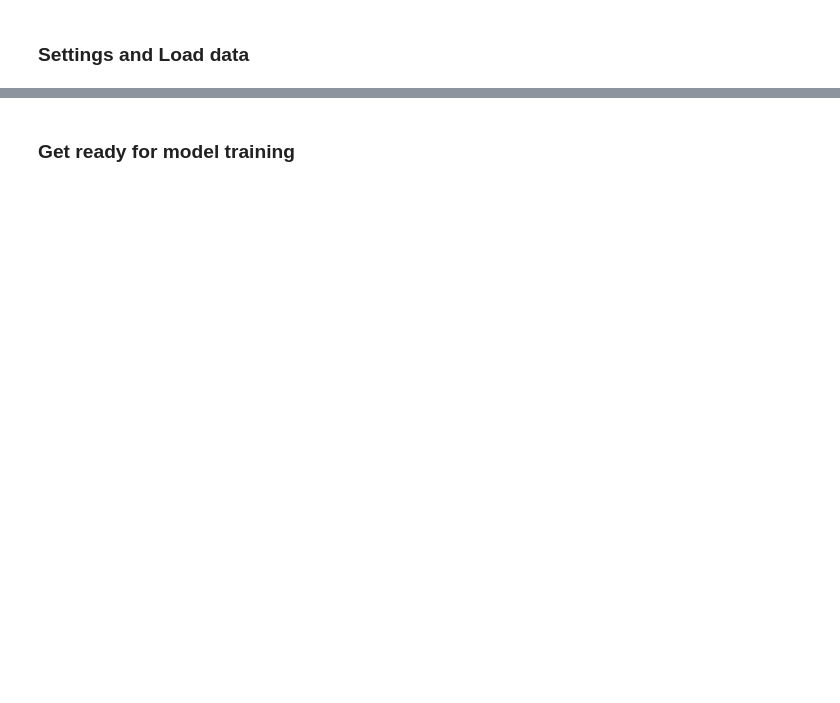
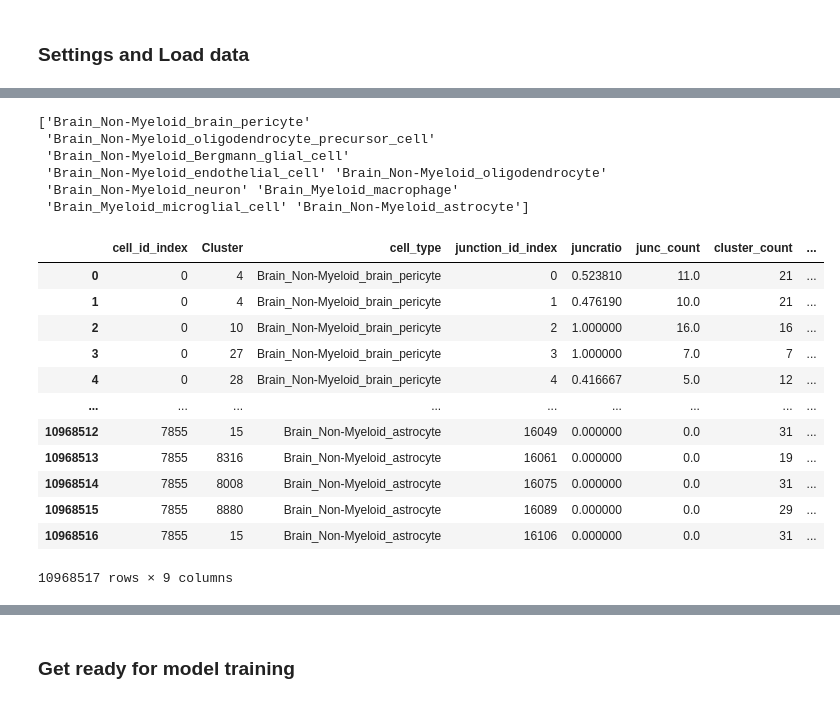
Before and after one commit to daklab/LeafletFA, a Jupyter notebook: notebooks/example_analysis/run_beta-dirichlet-factor_model.ipynb, the cells around one changed output, grey strips where cells are left out. Cells and saved outputs as stored; diff of their text form; code cells hidden in the pictures; blank space fills up the shorter version.

```diff
--- a/notebooks/example_analysis/run_beta-dirichlet-factor_model.ipynb
+++ b/notebooks/example_analysis/run_beta-dirichlet-factor_model.ipynb
@@ -43,0 +48,24 @@ cuda
+# %%
+# Define path that contains the model input files and append it (input can be a folder with one .h5 file per cell_type for example or one file)
+#model_input_file="/gpfs/commons/projects/CZI-tabula-sapiens/Leaflet-Analysis/Leaflet-Intron-Clusters/all_tissues/TS_Leaflet_model_input.h5"
+input_files_folder = '/gpfs/commons/groups/knowles_lab/Karin/Leaflet-analysis-WD/TabulaMurisBrain/MLCB_Brain_true/FULL/'
+
+# convert data to Leaflet required input formats
+final_data, coo_counts_sparse, coo_cluster_sparse, cell_ids_conversion, junction_ids_conversion = load_cluster_data(
+     input_folder = input_files_folder, max_intron_count=10000, remove_singletons=True, has_genes="yes")
+
+# Note: the input to load_cluster_data may be either a single file (input_file=X) or a folder of files (input_folder=X) as indicated above.
+
+# add cluster information to final_data
+final_data = final_data.merge(junction_ids_conversion, on=["junction_id_index"], how="left")
+
+# generate torch tensors for sparse data representation
+cell_index_tensor, junc_index_tensor, my_data = make_torch_data(final_data, **float_type)
+
+# simplify columns
+simple_data_human = final_data[["cell_id_index", "Cluster", "cell_type", "junction_id_index", "juncratio", "junc_count", "cluster_count",  "junction_id", "gene_id"]]
+
+print("The number of junctions is: ", len(junction_ids_conversion))
+print("The number of intron clusters observed is: ", len(junction_ids_conversion.Cluster.unique()))
+print("The number of genes is: ", len(junction_ids_conversion.gene_id.unique()))
+print("The number of cells is: ", len(simple_data_human.cell_id_index.unique()))
@@ -43,0 +95,43 @@ cuda
+# %%
+cell_types = simple_data_human["cell_type"].unique()
+print(cell_types)
+# %% [output]
+['Brain_Non-Myeloid_brain_pericyte'
+ 'Brain_Non-Myeloid_oligodendrocyte_precursor_cell'
+ 'Brain_Non-Myeloid_Bergmann_glial_cell'
+ 'Brain_Non-Myeloid_endothelial_cell' 'Brain_Non-Myeloid_oligodendrocyte'
+ 'Brain_Non-Myeloid_neuron' 'Brain_Myeloid_macrophage'
+ 'Brain_Myeloid_microglial_cell' 'Brain_Non-Myeloid_astrocyte']
+# %%
+# simple_data_human fix cell_type column to keep only .str.split("/")[7]
+# make a table with unique cell_type
+cell_types = simple_data_human["cell_type"].unique()
+# turn into dataframe
+cell_types = pd.DataFrame(cell_types, columns=["cell_type"])
+# split cell_type column
+#cell_types = cell_types["cell_type"].str.split("/", expand=True)
+# keep only the last column
+#cell_types = cell_types[7]
+# append original cell_type and name new column cell_type_clean
+#cell_types = cell_types.to_frame(name="cell_type_clean")
+#cell_types["cell_type"] = simple_data_human["cell_type"].unique()
+# merge with simple_data_human
+#simple_data_human = simple_data_human.merge(cell_types, on="cell_type")
+# remove cell_type column and rename cell_type_clean as cell_type
+#simple_data_human = simple_data_human.drop(columns=["cell_type"])
+#simple_data_human = simple_data_human.rename(columns={"cell_type_clean": "cell_type"})
+simple_data_human
+# %% [output]
+|  | cell_id_index | Cluster | cell_type | junction_id_index | juncratio | junc_count | cluster_count | ... |
+| 0 | 0 | 4 | Brain_Non-Myeloid_brain_pericyte | 0 | 0.523810 | 11.0 | 21 | ... |
+| 1 | 0 | 4 | Brain_Non-Myeloid_brain_pericyte | 1 | 0.476190 | 10.0 | 21 | ... |
+| 2 | 0 | 10 | Brain_Non-Myeloid_brain_pericyte | 2 | 1.000000 | 16.0 | 16 | ... |
+| 3 | 0 | 27 | Brain_Non-Myeloid_brain_pericyte | 3 | 1.000000 | 7.0 | 7 | ... |
+| 4 | 0 | 28 | Brain_Non-Myeloid_brain_pericyte | 4 | 0.416667 | 5.0 | 12 | ... |
+| ... | ... | ... | ... | ... | ... | ... | ... | ... |
+| 10968512 | 7855 | 15 | Brain_Non-Myeloid_astrocyte | 16049 | 0.000000 | 0.0 | 31 | ... |
+| 10968513 | 7855 | 8316 | Brain_Non-Myeloid_astrocyte | 16061 | 0.000000 | 0.0 | 19 | ... |
+| 10968514 | 7855 | 8008 | Brain_Non-Myeloid_astrocyte | 16075 | 0.000000 | 0.0 | 31 | ... |
+| 10968515 | 7855 | 8880 | Brain_Non-Myeloid_astrocyte | 16089 | 0.000000 | 0.0 | 29 | ... |
+| 10968516 | 7855 | 15 | Brain_Non-Myeloid_astrocyte | 16106 | 0.000000 | 0.0 | 31 | ... |
+10968517 rows × 9 columns
```
Also changed, not shown: parts of 31 cells of this notebook, 10 other files.
